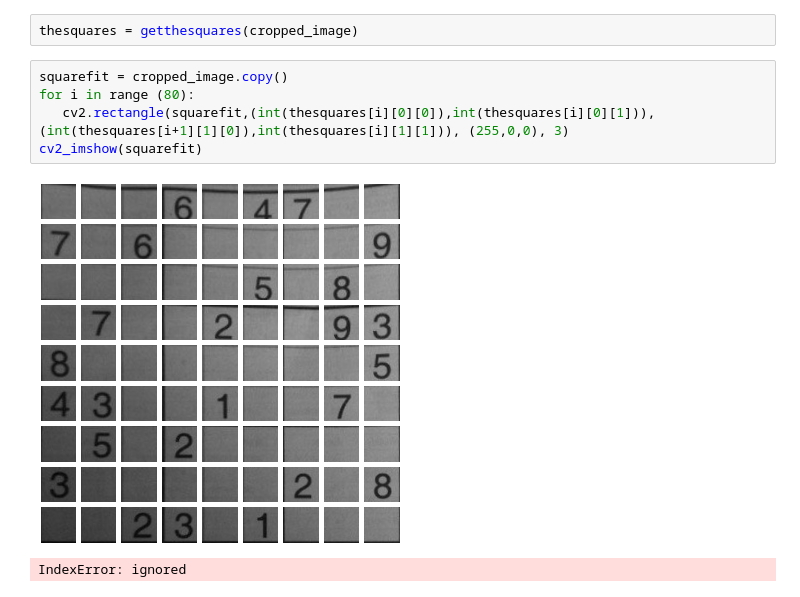
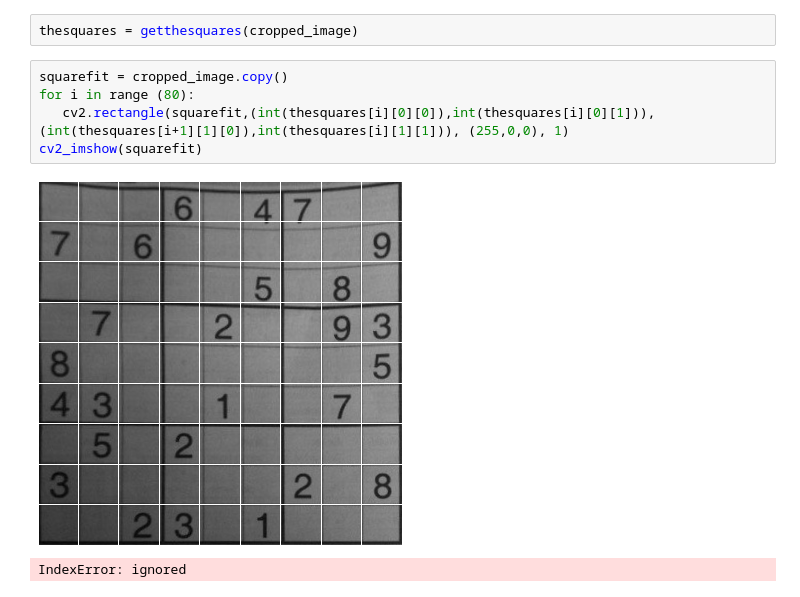
Before and after one commit to aarsh2211/SudokuSolver, a Jupyter notebook: sudokuSolver.ipynb, the cells around one changed output. Cells and saved outputs as stored; diff of their text form.

```diff
--- a/sudokuSolver.ipynb
+++ b/sudokuSolver.ipynb
@@ -95,10 +95,10 @@ thesquares = getthesquares(cropped_image)
 # %%
 squarefit = cropped_image.copy()
 for i in range (80):
-   cv2.rectangle(squarefit,(int(thesquares[i][0][0]),int(thesquares[i][0][1])),(int(thesquares[i+1][1][0]),int(thesquares[i][1][1])), (255,0,0), 3)
+   cv2.rectangle(squarefit,(int(thesquares[i][0][0]),int(thesquares[i][0][1])),(int(thesquares[i+1][1][0]),int(thesquares[i][1][1])), (255,0,0), 1)
 cv2_imshow(squarefit)
 # %% [output]
-[figure, old version]
+[figure, new version]
 # %%
 # %% [output]
 IndexError: ignored
```
